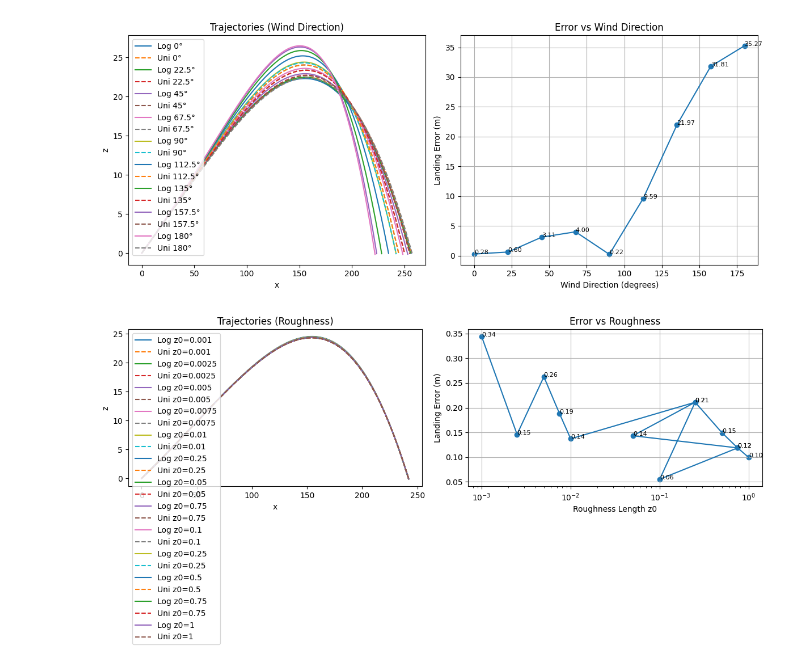
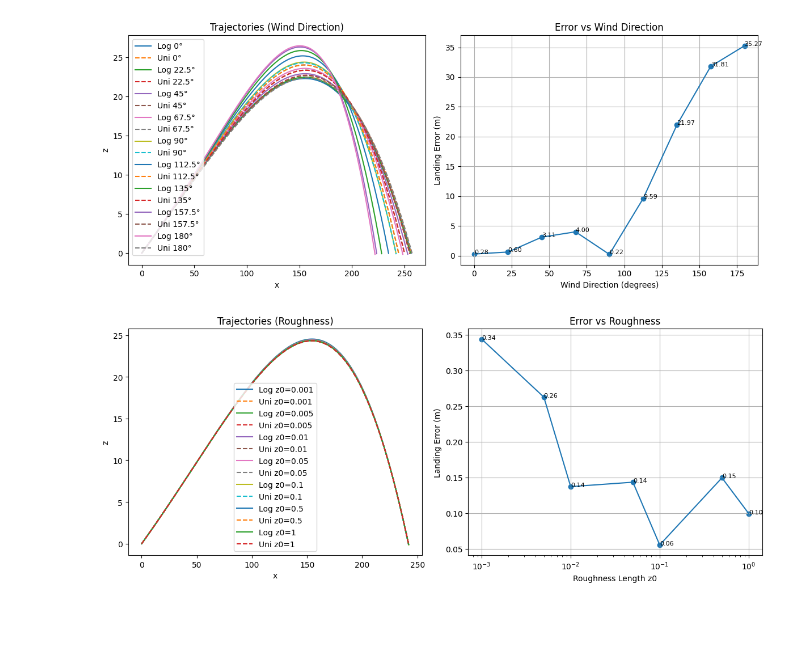
Before and after one commit to JacobManniche/Bachelor_legeplads, a Jupyter notebook: Tracer/comparison.ipynb, the cells around one changed output. Cells and saved outputs as stored; diff of their text form; code cells hidden in the pictures; blank space fills up the shorter version.

```diff
--- a/Tracer/comparison.ipynb
+++ b/Tracer/comparison.ipynb
@@ -126,11 +7,11 @@ plt.show()
 # %%
-# --- INPUTS ---
+# Input
 shot_speed = 76.44384
 shot_angle = 10.4
 shot_spin = 2545
 P0 = [0, 0, 0]
 
-# --- FUNCTION ---
+# Simulation
 def run_simulation(direction=90, z0=0.03):
     # Log wind
     log_wind = WindField(nx=300, ny=500, nz=100,
@@ -160,9 +41,7 @@ def run_simulation(direction=90, z0=0.03):
     return log_p, uni_p
 
 
-# =========================================================
-# 🌬️ WIND DIRECTION
-# =========================================================
+# Wind
 
 directions = [0, 22.5, 45,67.5, 90, 112.5, 135, 157.5, 180]
 
@@ -173,14 +52,13 @@ for d in directions:
     log_p, uni_p = run_simulation(direction=d, z0=0.03)
     dir_results[d] = (log_p, uni_p)
 
-    # ✅ single scalar error (landing distance)
     error = abs(uni_p[-1, 0] - log_p[-1, 0])
     dir_errors.append(error)
 
-# --- PLOTTING ---
+# Plot left
+
 fig, (ax1, ax2) = plt.subplots(1, 2, figsize=(12, 5))
 
-# LEFT: trajectories
 for d in directions:
     log_p, uni_p = dir_results[d]
 
@@ -192,7 +70,8 @@ ax1.set_ylabel("z")
 ax1.set_title("Trajectories (Wind Direction)")
 ax1.legend()
 
-# RIGHT: scatter error vs direction
+# Plot right
+
 ax2.scatter(directions, dir_errors)
 ax2.plot(directions, dir_errors)
 
@@ -208,11 +87,9 @@ plt.tight_layout()
 plt.show()
 
 
-# =========================================================
-# 🌾 ROUGHNESS
-# =========================================================
+# Roughness
 
-roughness_values = [0.001, 0.0025, 0.005, 0.0075, 0.01, 0.25, 0.05, 0.75 ,0.1, 0.25, 0.5, 0.75, 1]
+roughness_values = [0.001, 0.005, 0.01, 0.05, 0.1, 0.5, 1]
 
 rough_results = {}
 rough_errors = []
@@ -224,36 +101,36 @@ for z in roughness_values:
     error = abs(uni_p[-1, 0] - log_p[-1, 0])
     rough_errors.append(error)
 
-# --- PLOTTING ---
+# Plot left
 fig, (ax1, ax2) = plt.subplots(1, 2, figsize=(12, 5))
 
-# LEFT: trajectories
 for z in roughness_values:
     log_p, uni_p = rough_results[z]
 
     ax1.plot(log_p[:, 0], log_p[:, 2], label=f'Log z0={z}')
     ax1.plot(uni_p[:, 0], uni_p[:, 2], '--', label=f'Uni z0={z}')
 
 ax1.set_xlabel("x")
 ax1.set_ylabel("z")
 ax1.set_title("Trajectories (Roughness)")
 ax1.legend()
 
-# RIGHT: scatter error vs roughness
+# Plot right
+
 ax2.scatter(roughness_values, rough_errors)
 ax2.plot(roughness_values, rough_errors)
 
 for x, y in zip(roughness_values, rough_errors):
     ax2.text(x, y, f"{y:.2f}", fontsize=8)
 
-ax2.set_xscale("log")  # ✅ important
+ax2.set_xscale("log")
 ax2.set_xlabel("Roughness Length z0")
 ax2.set_ylabel("Landing Error (m)")
 ax2.set_title("Error vs Roughness")
 ax2.grid()
 
 plt.tight_layout()
 plt.show()
 # %% [output]
 [figure]
-[figure, old version]
+[figure, new version]
```
Also changed, not shown: parts of 1 cell of this notebook.
